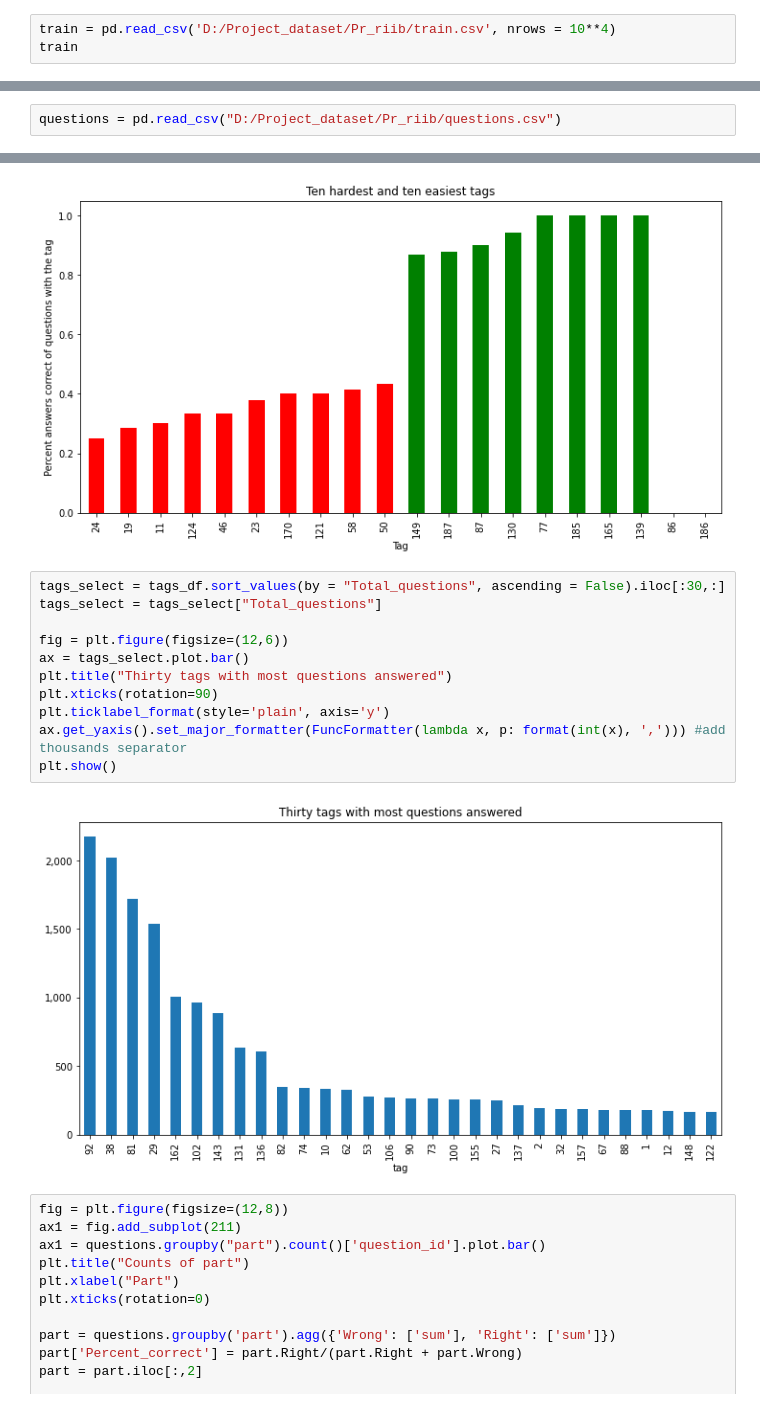
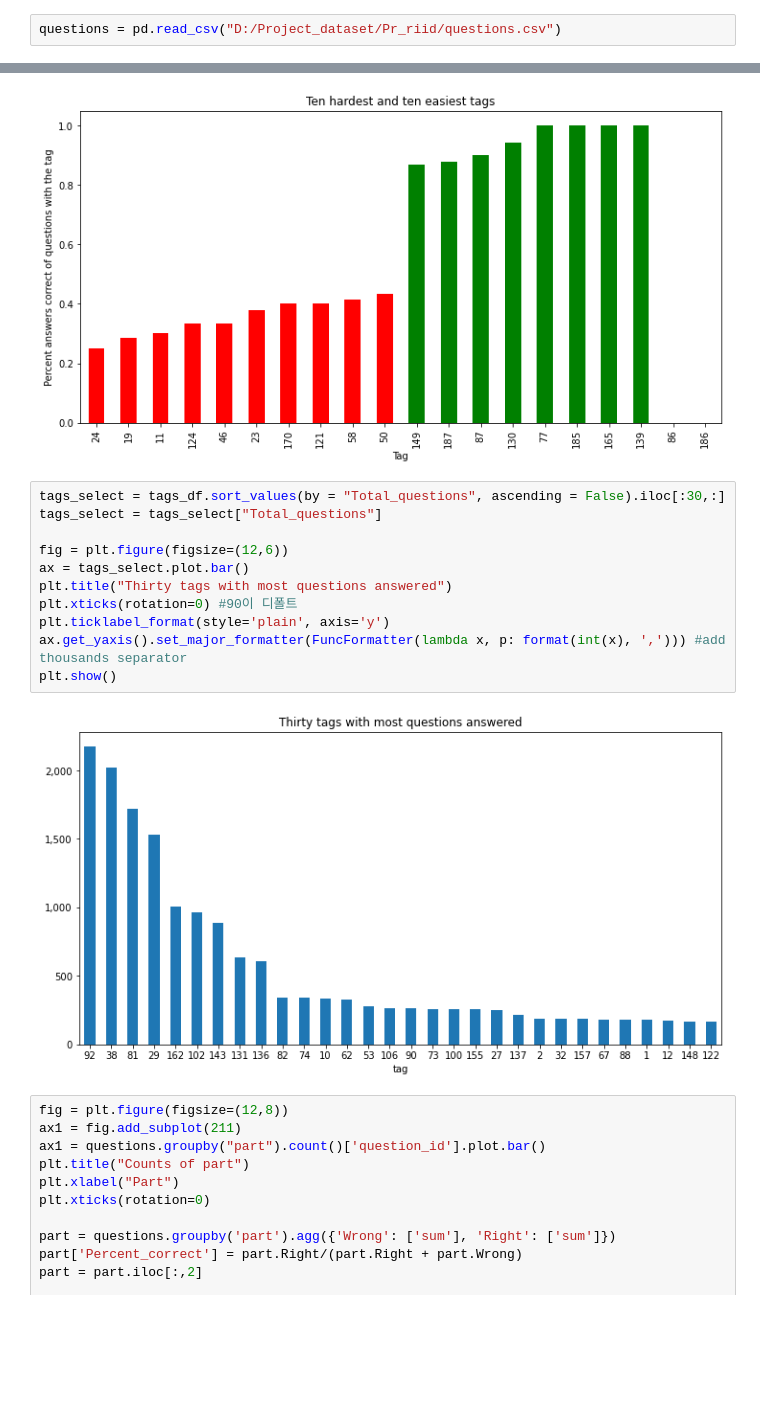
Before and after one commit to ingu627/answer_correctness, a Jupyter notebook: pre_questions.ipynb, the cells around one changed output, grey strips where cells are left out. Cells and saved outputs as stored; diff of their text form; blank space fills up the shorter version.

```diff
--- a/pre_questions.ipynb
+++ b/pre_questions.ipynb
@@ -6,3 +22,2 @@ from matplotlib.ticker import FuncFormatter
 # %%
-train = pd.read_csv('D:/Project_dataset/Pr_riib/train.csv', nrows = 10**4)
-train
+questions = pd.read_csv("D:/Project_dataset/Pr_riid/questions.csv")
@@ -23,5 +24,3 @@ train
-# %%
-questions = pd.read_csv("D:/Project_dataset/Pr_riib/questions.csv")
 # %%
 questions
 # %% [output]
@@ -130,16 +191,16 @@ plt.show()
 # %%
 tags_select = tags_df.sort_values(by = "Total_questions", ascending = False).iloc[:30,:]
 tags_select = tags_select["Total_questions"]
 
 fig = plt.figure(figsize=(12,6))
 ax = tags_select.plot.bar()
 plt.title("Thirty tags with most questions answered")
-plt.xticks(rotation=90)
+plt.xticks(rotation=0) #90이 디폴트
 plt.ticklabel_format(style='plain', axis='y')
 ax.get_yaxis().set_major_formatter(FuncFormatter(lambda x, p: format(int(x), ','))) #add thousands separator
 plt.show()
 # %% [output]
-[figure, old version]
+[figure, new version]
 # %%
 fig = plt.figure(figsize=(12,8))
 ax1 = fig.add_subplot(211)
```
Also changed, not shown: parts of 11 cells of this notebook.
